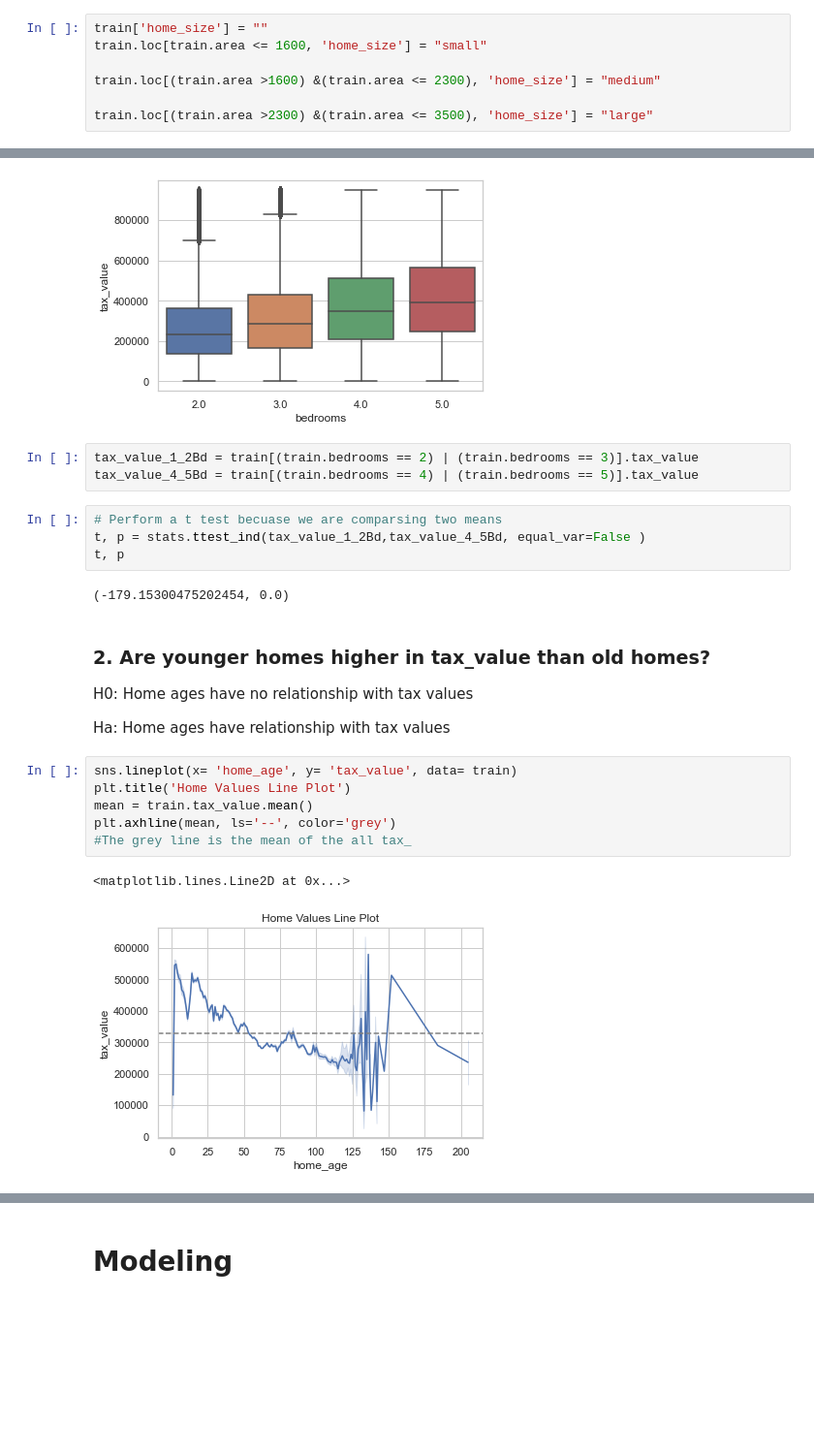
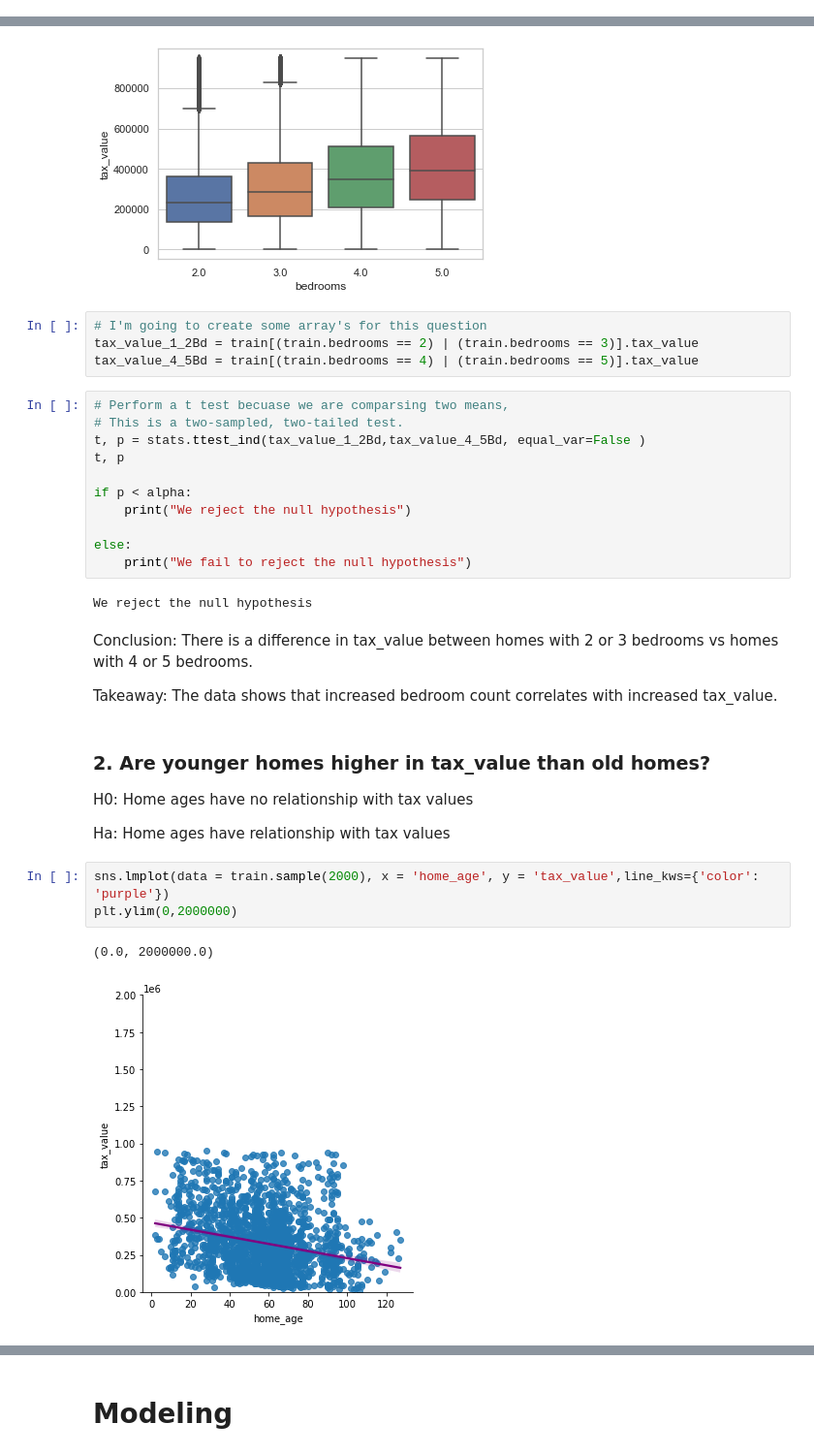
Before and after one commit to ellaxu43/zillow_regression_project, a Jupyter notebook: final_report.ipynb, the cells around one changed output, grey strips where cells are left out. Shown at 97% size. Cells and saved outputs as stored; diff of their text form; blank space fills up the shorter version.

```diff
--- a/final_report.ipynb
+++ b/final_report.ipynb
@@ -300,7 +315,0 @@ sns.relplot(
-# %%
-train['home_size'] = ""
-train.loc[train.area <= 1600, 'home_size'] = "small"
-
-train.loc[(train.area >1600) &(train.area <= 2300), 'home_size'] = "medium"
-
-train.loc[(train.area >2300) &(train.area <= 3500), 'home_size'] = "large"
@@ -332,28 +333,37 @@ sns.boxplot(x="bedrooms", y="tax_value", data=train)
 <AxesSubplot:xlabel='bedrooms', ylabel='tax_value'>
 [figure]
 # %%
+# I'm going to create some array's for this question
 tax_value_1_2Bd = train[(train.bedrooms == 2) | (train.bedrooms == 3)].tax_value
 tax_value_4_5Bd = train[(train.bedrooms == 4) | (train.bedrooms == 5)].tax_value
 # %%
-# Perform a t test becuase we are comparsing two means
+# Perform a t test becuase we are comparsing two means,
+# This is a two-sampled, two-tailed test.
 t, p = stats.ttest_ind(tax_value_1_2Bd,tax_value_4_5Bd, equal_var=False )
 t, p
+
+if p < alpha:
+    print("We reject the null hypothesis")
+
+else:
+    print("We fail to reject the null hypothesis")
 # %% [output]
-(-179.15300475202454, 0.0)
+We reject the null hypothesis
+# %% [markdown]
+Conclusion: There is a difference in tax_value between homes with 2 or 3 bedrooms vs homes with 4 or 5 bedrooms.
+
+Takeaway: The data shows that increased bedroom count correlates with increased tax_value.
 # %% [markdown]
 ### 2. Are younger homes higher in tax_value than old homes?
 H0: Home ages have no relationship with tax values
 
 Ha: Home ages have relationship with tax values
-# %%
-sns.lineplot(x= 'home_age', y= 'tax_value', data= train)
-plt.title('Home Values Line Plot')
-mean = train.tax_value.mean()
-plt.axhline(mean, ls='--', color='grey')
-#The grey line is the mean of the all tax_
-# %% [output]
-<matplotlib.lines.Line2D at 0x...>
-[figure, removed]
+# %%
+sns.lmplot(data = train.sample(2000), x = 'home_age', y = 'tax_value',line_kws={'color': 'purple'})
+plt.ylim(0,2000000)
+# %% [output]
+(0.0, 2000000.0)
+[figure, added]
 # %%
 corr, p = stats.pearsonr(train.home_age, train.tax_value)
 
```
Also changed, not shown: parts of 83 cells of this notebook, 3 other files.
